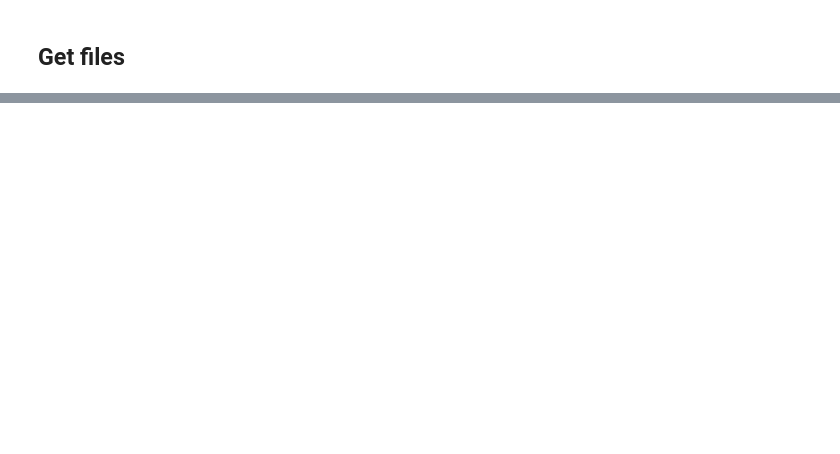
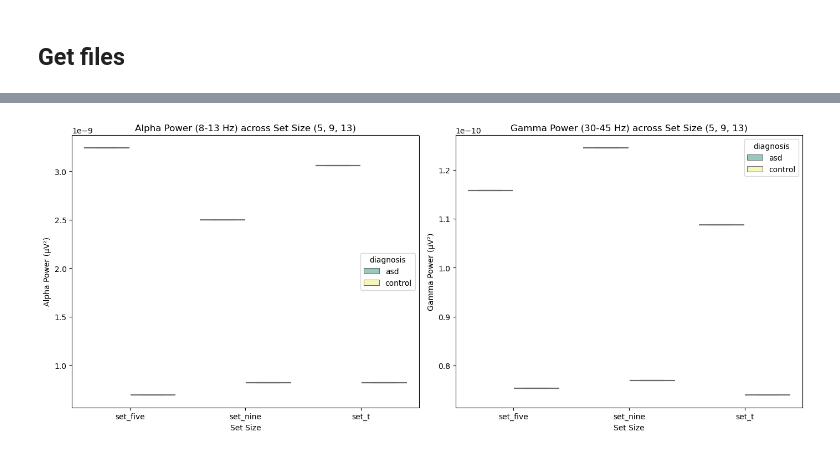
Before and after one commit to aabeaudry/Q1K_VS_EEG, a Jupyter notebook: EEG_data.ipynb, the cells around one changed output, grey strips where cells are left out. Cells and saved outputs as stored; diff of their text form; code cells hidden in the pictures; blank space fills up the shorter version.

```diff
--- a/EEG_data.ipynb
+++ b/EEG_data.ipynb
@@ -906,0 +983,2 @@ if not erp_df.empty:
+# %%
+results_df['set_size'] = results_df['set_size'].replace({5: 'set_five', 9: 'set_nine', 13: 'set_t'})
@@ -907,30 +995,31 @@ if not erp_df.empty:
 # %%
 #Spectral power comparison
 if not results_df.empty:
     # Alpha vs Gamma power comparison between conditions
     fig, axes = plt.subplots(1, 2, figsize=(14, 6))
 
     # Alpha power
     ax1 = axes[0]
     valid_alpha = results_df.dropna(subset=['alpha_power'])
     if not valid_alpha.empty:
-        sns.boxplot(data=valid_alpha, x='condition_group', y='alpha_power', ax=ax1, hue='diagnosis', palette='Set3')
-        ax1.set_title('Alpha Power (8-13 Hz)\nSingle vs Conjunction Search')
+        sns.boxplot(data=valid_alpha, x='set_size', y='alpha_power', ax=ax1, hue='diagnosis', palette='Set3')
+        ax1.set_title('Alpha Power (8-13 Hz) across Set Size (5, 9, 13)')
         ax1.set_ylabel('Alpha Power (μV²)')
-        ax1.set_xlabel('Search Type')
+        ax1.set_xlabel('Set Size')
 
     # Gamma power
     ax2 = axes[1]
     valid_gamma = results_df.dropna(subset=['gamma_power'])
     if not valid_gamma.empty:
-        sns.boxplot(data=valid_gamma, x='condition_group', y='gamma_power', ax=ax2, hue='diagnosis', palette='Set3')
-        ax2.set_title('Gamma Power (30-45 Hz)\nSingle vs Conjunction Search')
+        sns.boxplot(data=valid_gamma, x='set_size', y='gamma_power', ax=ax2, hue='diagnosis', palette='Set3')
+        ax2.set_title('Gamma Power (30-45 Hz) across Set Size (5, 9, 13)')
         ax2.set_ylabel('Gamma Power (μV²)')
-        ax2.set_xlabel('Search Type')
-
+        ax2.set_xlabel('Set Size')
 
     plt.tight_layout()
     plt.show()
+# %% [output]
+[figure, added]
 # %%
 #Amplitude differences
 # Plot differences in N1 and P3 amplitudes
```
Also changed, not shown: parts of 51 cells of this notebook.
